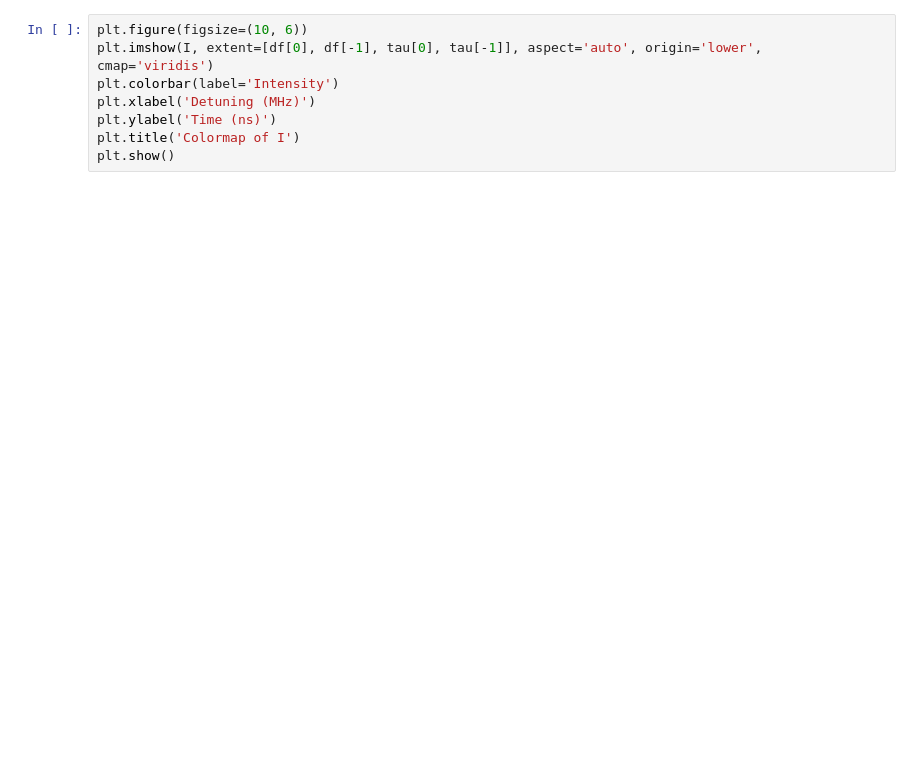
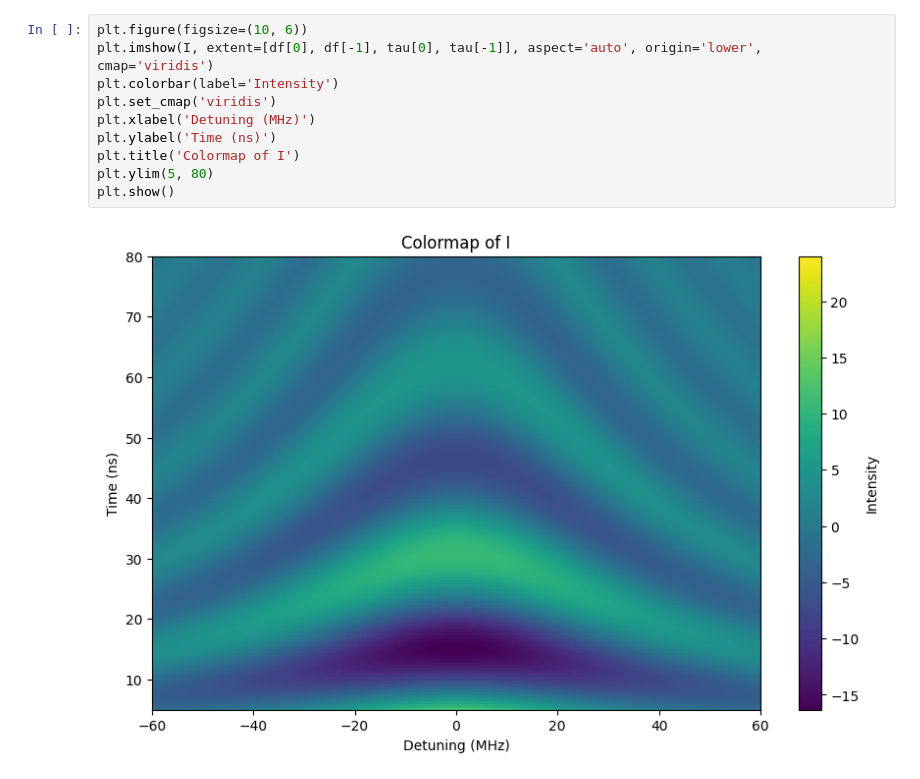
Before and after one commit to paulgreule1999/ESR-Simulation, a Jupyter notebook: RabiSimulation/SingleRabi.ipynb, the cells around one changed output. Saved outputs shown, nothing was run; the diff lists cells and outputs as text; blank space fills up the shorter version.

```diff
--- a/RabiSimulation/SingleRabi.ipynb
+++ b/RabiSimulation/SingleRabi.ipynb
@@ -71,8 +100,12 @@ NameError: name 'np' is not defined
 # %%
 plt.figure(figsize=(10, 6))
 plt.imshow(I, extent=[df[0], df[-1], tau[0], tau[-1]], aspect='auto', origin='lower', cmap='viridis')
 plt.colorbar(label='Intensity')
+plt.set_cmap('viridis')
 plt.xlabel('Detuning (MHz)')
 plt.ylabel('Time (ns)')
 plt.title('Colormap of I')
+plt.ylim(5, 80)
 plt.show()
+# %% [output]
+[figure, added]
```
Also changed, not shown: parts of 3 cells of this notebook, 1 other file.
